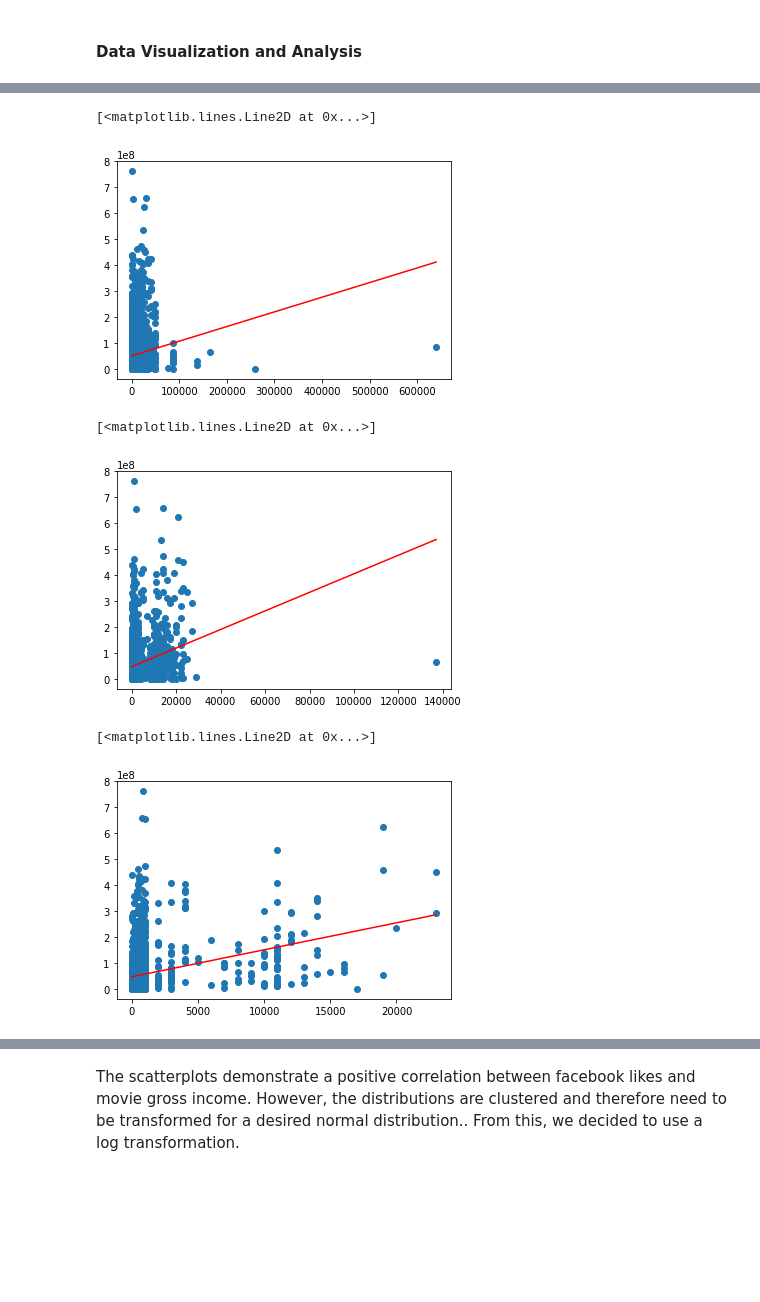
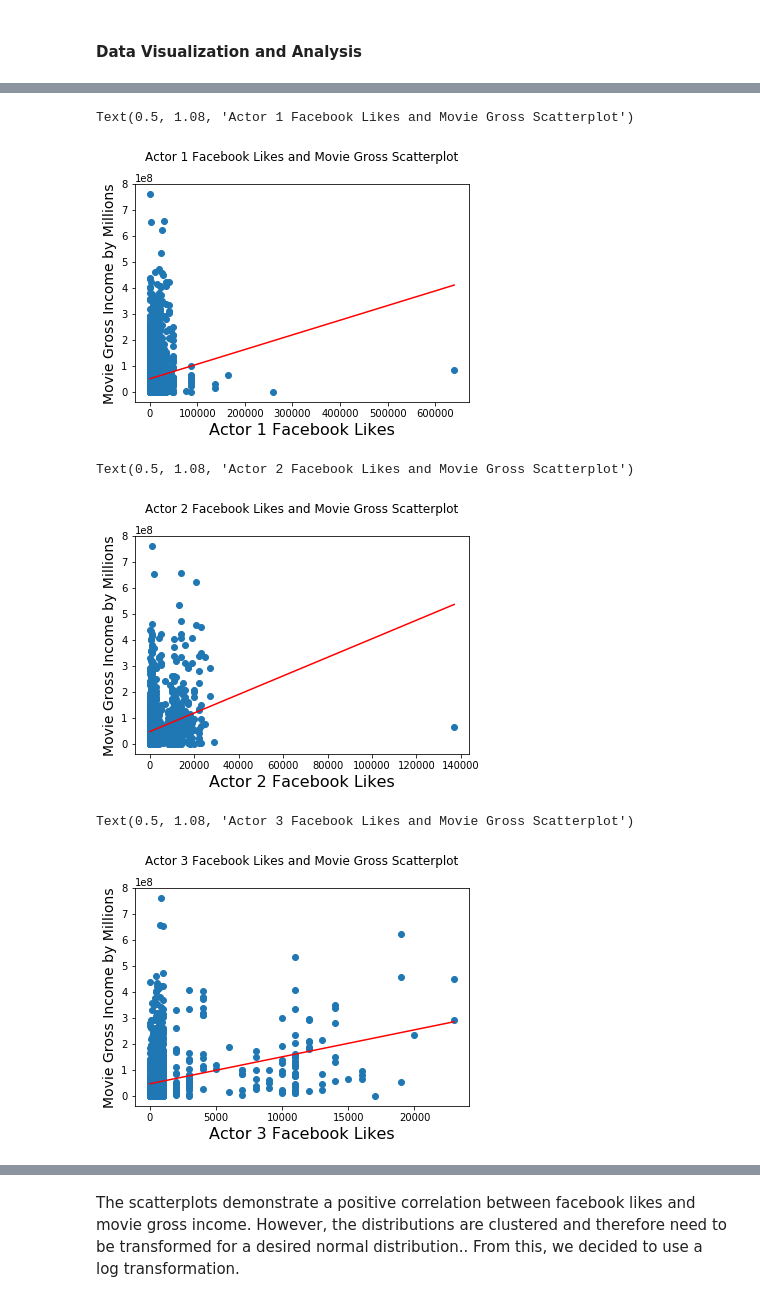
Before and after one commit to Hope93/COGS108_Repo, a Jupyter notebook: Final Project.ipynb, the cells around one changed output, grey strips where cells are left out. Drawn from its saved outputs; the diff is of its cells as text; code cells hidden in the pictures; blank space fills up the shorter version.

Commit message:
Added labels and titles for scatterplot

```diff
--- a/Final Project.ipynb
+++ b/Final Project.ipynb
@@ -317,22 +335,26 @@ movies_df['Documentary'] = documentary
 # %%
 #Scatterplot for actor1_facebook_likes and movie gross with regression line
 #max actor_1 likes
 max_actor1_likes = int(movies_df.actor_1_facebook_likes.max())
 
 a1, b1 = np.polyfit(movies_df.actor_1_facebook_likes, movies_df.gross, 1)
 
 pred_likes1_list = list()
 for i in range(0, max_actor1_likes):
     pred_likes1_list.append((a1 * i) + b1)
 
 pred_likes1 = np.array(pred_likes1_list)
 
 plt.scatter(movies_df.actor_1_facebook_likes, movies_df.gross)
 
 plt.plot(range(0, max_actor1_likes), pred_likes1, color='red')
+
+plt.xlabel('Actor 1 Facebook Likes', fontsize = 16)
+plt.ylabel('Movie Gross Income by Millions', fontsize = 14)
+plt.title('Actor 1 Facebook Likes and Movie Gross Scatterplot', y=1.08)
 # %% [output]
-[<matplotlib.lines.Line2D at 0x...>]
+Text(0.5, 1.08, 'Actor 1 Facebook Likes and Movie Gross Scatterplot')
-[figure, old version]
+[figure, new version]
 # %%
 #Scatterplot for actor2_facebook_likes and movie gross with regression line
 #max actor_2 likes
@@ -349,9 +371,13 @@ pred_likes2 = np.array(pred_likes2_list)
 plt.scatter(movies_df.actor_2_facebook_likes, movies_df.gross)
 
 plt.plot(range(0, max_actor2_likes), pred_likes2, color='red')
+
+plt.xlabel('Actor 2 Facebook Likes', fontsize = 16)
+plt.ylabel('Movie Gross Income by Millions', fontsize = 14)
+plt.title('Actor 2 Facebook Likes and Movie Gross Scatterplot', y=1.08)
 # %% [output]
-[<matplotlib.lines.Line2D at 0x...>]
+Text(0.5, 1.08, 'Actor 2 Facebook Likes and Movie Gross Scatterplot')
-[figure, old version]
+[figure, new version]
 # %%
 #Scatterplot for actor3_facebook_likes and movie gross with regression line
 #max actor_3 likes
@@ -368,9 +394,13 @@ pred_likes3 = np.array(pred_likes3_list)
 plt.scatter(movies_df.actor_3_facebook_likes, movies_df.gross)
 
 plt.plot(range(0, max_actor3_likes), pred_likes3, color='red')
+
+plt.xlabel('Actor 3 Facebook Likes', fontsize = 16)
+plt.ylabel('Movie Gross Income by Millions', fontsize = 14)
+plt.title('Actor 3 Facebook Likes and Movie Gross Scatterplot', y=1.08)
 # %% [output]
-[<matplotlib.lines.Line2D at 0x...>]
+Text(0.5, 1.08, 'Actor 3 Facebook Likes and Movie Gross Scatterplot')
-[figure, old version]
+[figure, new version]
 # %%
 #Scatterplot for director_facebook_likes and movie gross with regression line
 #max director likes
```
Also changed, not shown: parts of 17 cells of this notebook.
